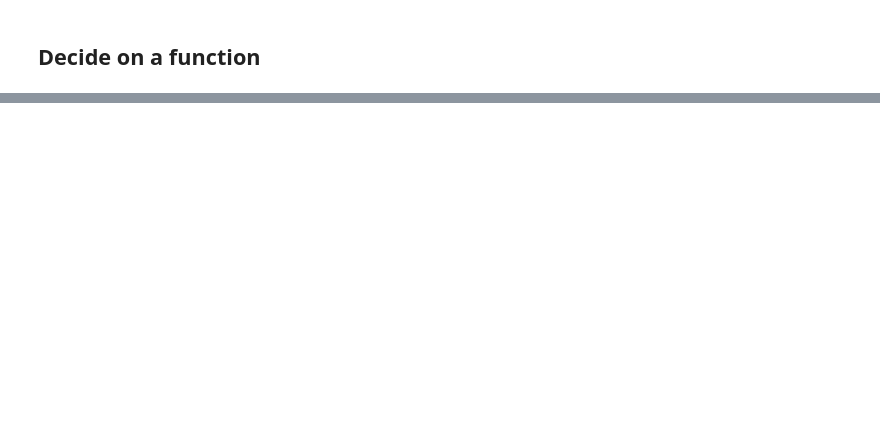
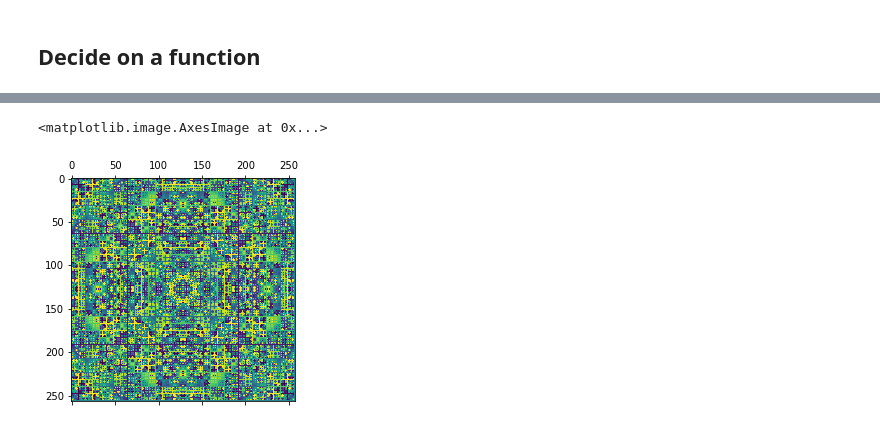
Before and after one commit to RyanGreenup/Python-Quant, a Jupyter notebook: Learning-Sympy/Persian-Recursion/Persian-Recursion.ipynb, the cells around one changed output, grey strips where cells are left out. Cells and saved outputs as stored; diff of their text form; code cells hidden in the pictures; blank space fills up the shorter version.

```diff
--- a/Learning-Sympy/Persian-Recursion/Persian-Recursion.ipynb
+++ b/Learning-Sympy/Persian-Recursion/Persian-Recursion.ipynb
@@ -109,0 +139,6 @@ def cx(l, r, t, b, mat):
+# %%
+def cx(l, r, t, b):
+    new_col = (mat[t,l] + mat[t,r] +  mat[b,l] + mat[b,r]) % m
+    return new_col.astype(int)
+
+cx(1,2,0,0).astype(int)
@@ -109,0 +155,16 @@ def cx(l, r, t, b, mat):
+# %%
+def colorgrid(l, r, t, b):
+    ## define the centre column and row
+    mc = int((l+r)/2); mr = int((t+b)/2)
+
+    ## Assign the colour
+    ## Notice that many matrix values were assigned
+      ## Confusing but in this case b-1 on the matrix is b in python
+    mat[(t+1):b,mc] = cx(l, r, t, b)
+    mat[mr,(l+1):r] = cx(l, r, t, b)
+
+# plt.matshow(mat)
+
+colorgrid(0, mat.shape[0]-1, 0, mat.shape[0]-1)
+mat.astype(int)
+# plt.matshow(newmat)
@@ -109,0 +216,26 @@ def cx(l, r, t, b, mat):
+# %%
+def colorgrid(l, r, t, b):
+    # print(l, r, t, b)
+    if (l < r -1):
+        ## define the centre column and row
+        mc = int((l+r)/2); mr = int((t+b)/2)
+
+        ## Assign the colour
+        mat[(t+1):b,mc] = cx(l, r, t, b)
+        mat[mr,(l+1):r] = cx(l, r, t, b)
+
+        ## Now Recall this function on the four new squares
+                #l r   t   b
+        colorgrid(l, mc, t, mr)    # NW
+        colorgrid(mc, r, t, mr)    # NE
+        colorgrid(l, mc, mr, b)    # SW
+        colorgrid(mc, r, mr, b)    # SE
+
+
+
+colorgrid(0, mat.shape[0]-1, 0, mat.shape[0]-1)
+mat.astype(int)
+plt.matshow(mat)
+# %% [output]
+<matplotlib.image.AxesImage at 0x...>
+[figure, added]
```
Also changed, not shown: parts of 24 cells of this notebook, 1 other file.
